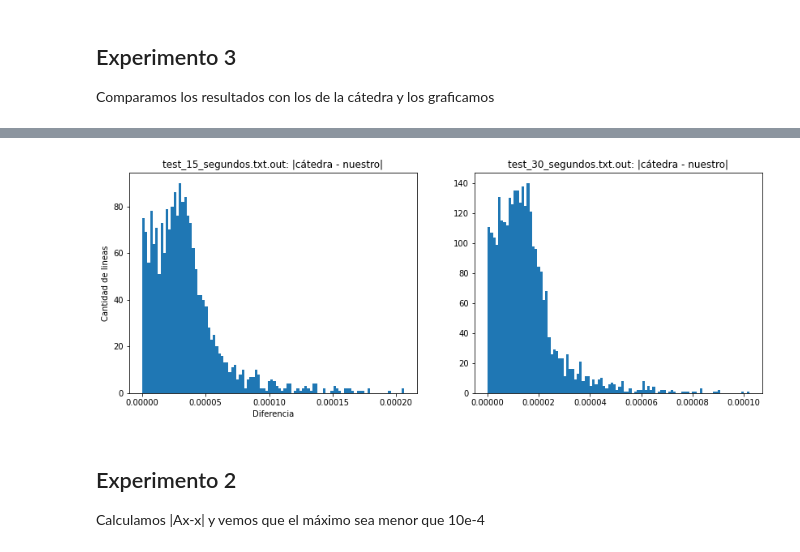
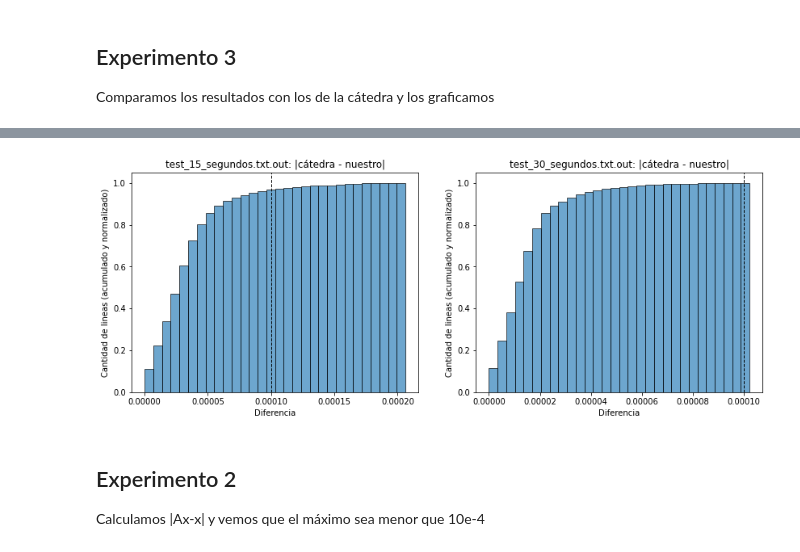
Before and after one commit to elgrandt/metodos-2022, a Jupyter notebook: TP1/python/experimentos.ipynb, the cells around one changed output, grey strips where cells are left out. Drawn from its saved outputs; the diff is of its cells as text; code cells hidden in the pictures.

```diff
--- a/TP1/python/experimentos.ipynb
+++ b/TP1/python/experimentos.ipynb
@@ -161,22 +161,24 @@ dtype: float64
 # %%
 
 fig, (ax1, ax2) = plt.subplots(1, 2, figsize=(14, 5))
 
 diferencias_15_seg = np.array(diferencias_map["test_15_segundos.txt.out"])
-ax1.hist(diferencias_15_seg, bins=100)
+ax1.hist(diferencias_15_seg, bins=30, cumulative=True, weights=np.ones_like(diferencias_15_seg) / len(diferencias_15_seg), edgecolor='k', alpha=0.65)
+ax1.axvline(1e-4, color='k', linestyle='dashed', linewidth=1)
 ax1.set_xlabel("Diferencia")
-ax1.set_ylabel("Cantidad de lineas")
+ax1.set_ylabel("Cantidad de lineas (acumulado y normalizado)")
 ax1.set_title("test_15_segundos.txt.out: |cátedra - nuestro|")
 diferencias_30_seg = np.array(diferencias_map["test_30_segundos.txt.out"])
-ax2.hist(diferencias_30_seg, bins=100)
-ax1.set_xlabel("Diferencia")
-ax1.set_ylabel("Cantidad de lineas")
+ax2.hist(diferencias_30_seg, bins=30, cumulative=True, weights=np.ones_like(diferencias_30_seg) / len(diferencias_30_seg), edgecolor='k', alpha=0.65)
+ax2.set_xlabel("Diferencia")
+ax2.set_ylabel("Cantidad de lineas (acumulado y normalizado)")
 ax2.set_title("test_30_segundos.txt.out: |cátedra - nuestro|")
+ax2.axvline(1e-4, color='k', linestyle='dashed', linewidth=1)
 plt.savefig('./graficos/experimento3.png')
 plt.show()
 plt.close()
 # %% [output]
-[figure, old version]
+[figure, new version]
 # %% [markdown]
 ## Experimento 2
 
```
Also changed, not shown: parts of 2 cells of this notebook, 3 other files.
